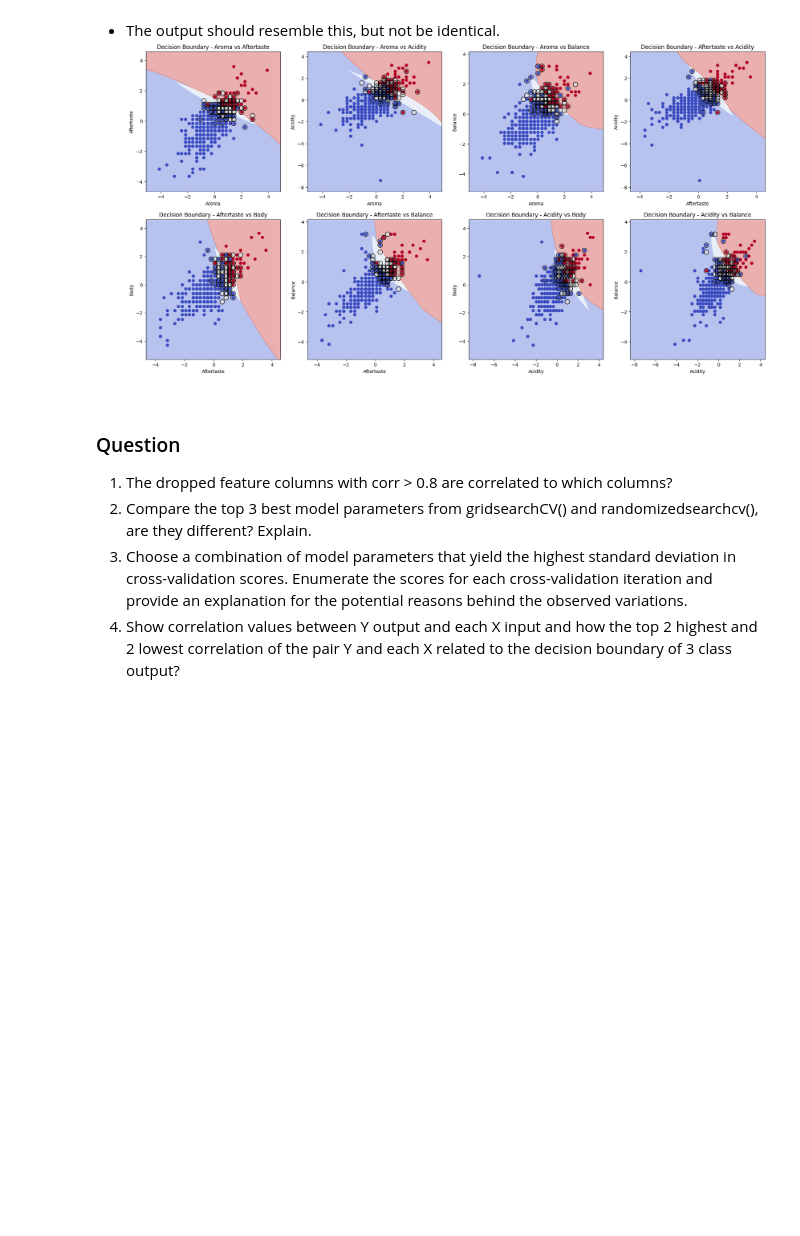
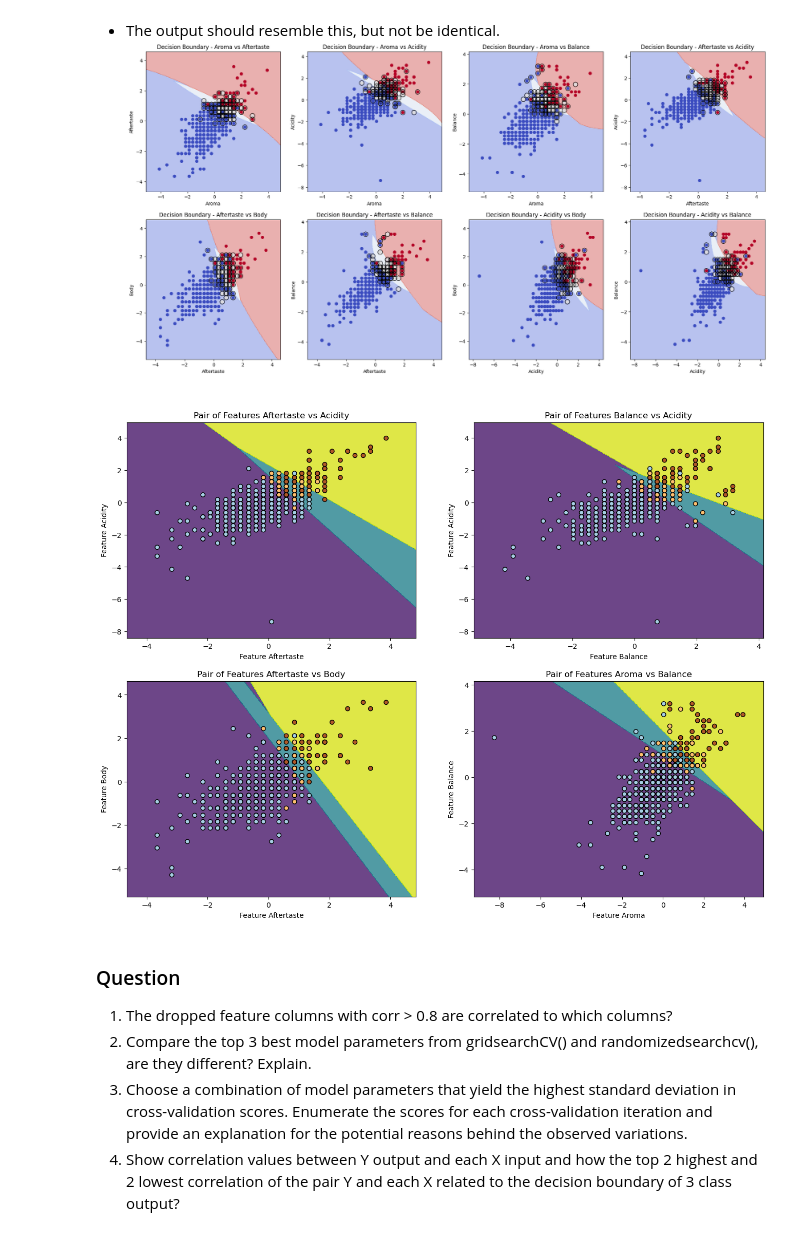
Before and after one commit to MrYellowSock/CE_MACHINE_LEARNING, a Jupyter notebook: Lab3/Lab3-3_Classification.ipynb, the cells around one changed output. Saved outputs shown, nothing was run; the diff lists cells and outputs as text; code cells hidden in the pictures; folded sections open; blank space fills up the shorter version.

```diff
--- a/Lab3/Lab3-3_Classification.ipynb
+++ b/Lab3/Lab3-3_Classification.ipynb
@@ -115,8 +250,7 @@ X
 **Split the training set into 70% for training and the remaining 30% for the test set.**
 # %%
 ### START CODE HERE ###
-
-
+X_train, X_test, Y_train, Y_test = train_test_split(X, Y["Bean_grade"].astype(int), test_size=0.3)
 ### START CODE HERE ###
 # %% [markdown]
 ### **Grid Search**
@@ -157,0 +286,10 @@ Utilize the search space as provided by the Lab direction.
+# %%
+### START CODE HERE ###
+
+# 10 missing from gamma
+grid_search = { "kernel": ['linear','rbf','poly' ] ,  'C': [ 0.1,1,100] , 'gamma': [ 0.01, 0.1,10], 'degree': [2,3 ]}
+svc = SVC()
+
+grid_cv_svc = model_selection.GridSearchCV(svc, grid_search, cv=5,verbose=2, n_jobs=-1)
+grid_cv_svc.fit(X_train, Y_train)
+### END CODE HERE ###
@@ -244,0 +438,4 @@ Accuracy:  0.9102990033222591
+# %%
+mask = (correlation_matrix_after.abs() > 0.5) & (correlation_matrix_after.abs() < 0.8)
+valid_pairs = set([(column1, column2) for column1 in mask.columns for column2 in mask.index if mask.loc[column1, column2]])
+valid_pairs
@@ -280,0 +524,15 @@ Utilize the search space as provided by the Lab direction.
+# %%
+### START CODE HERE ###
+from sklearn.model_selection import StratifiedKFold
+
+rand_search = { "kernel": ['linear','rbf','poly' ] ,  'C': [ 0.1,1,10,40,80] , 'gamma': [ 0.01, 0.1,1,5, 10], 'degree': [2,3 ]}
+
+rand_cv_svc = model_selection.RandomizedSearchCV(
+    SVC(),
+    rand_search,
+    scoring='accuracy',
+    n_iter=30,
+    cv=StratifiedKFold(n_splits=5, shuffle=True, random_state=42)
+)
+rand_cv_svc.fit(X_train, Y_train)
+### END CODE HERE ###
@@ -352,15 +642,10 @@ Accuracy:  0.9136212624584718
 </details>
 # %%
 ### START CODE HERE ###
-
-
-
-
-
-
-
-
+plot_bound(rand_cv_svc)
 ### START CODE HERE ###
+# %% [output]
+[figure, added]
 # %% [markdown]
 ### Question
 1. The dropped feature columns with corr > 0.8 are correlated to which columns?
```
Also changed, not shown: parts of 29 cells of this notebook.
